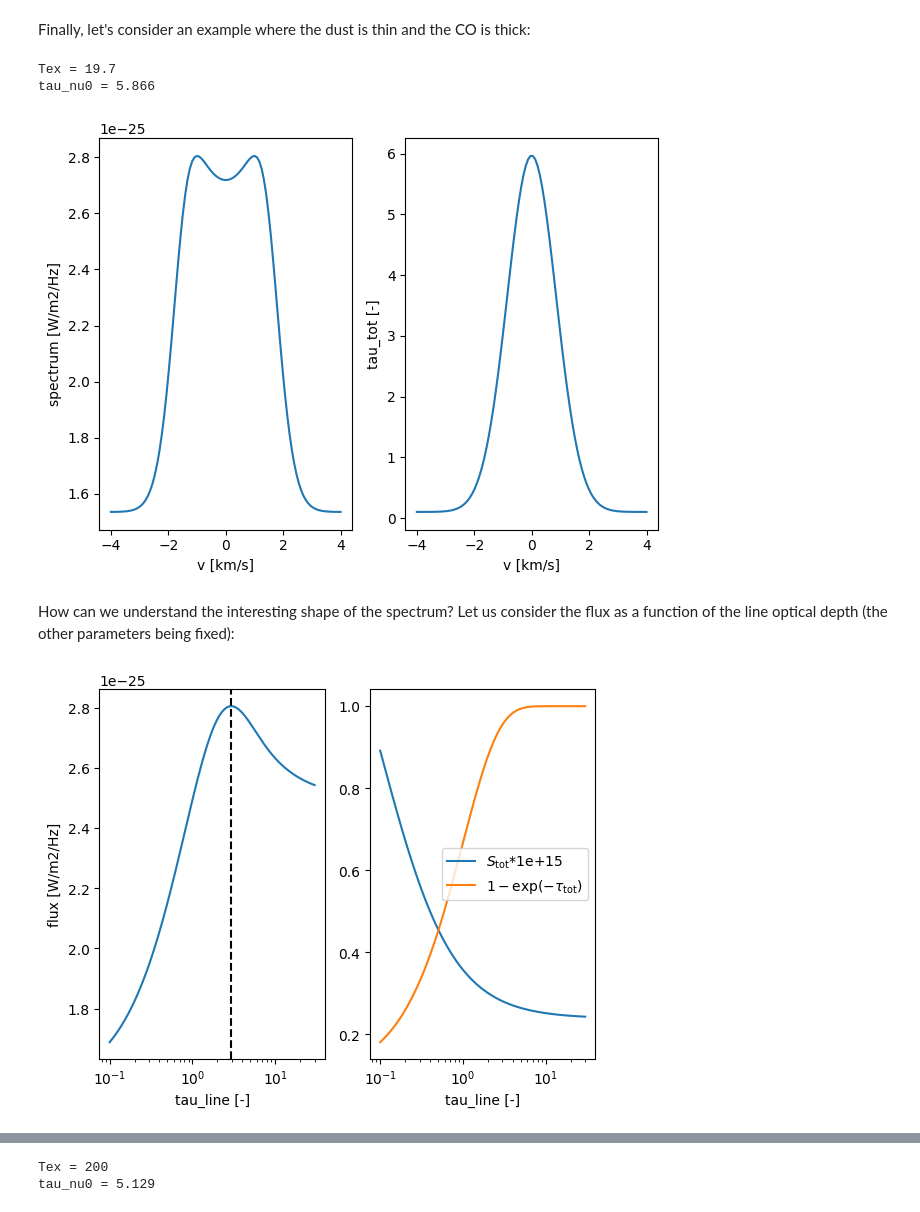
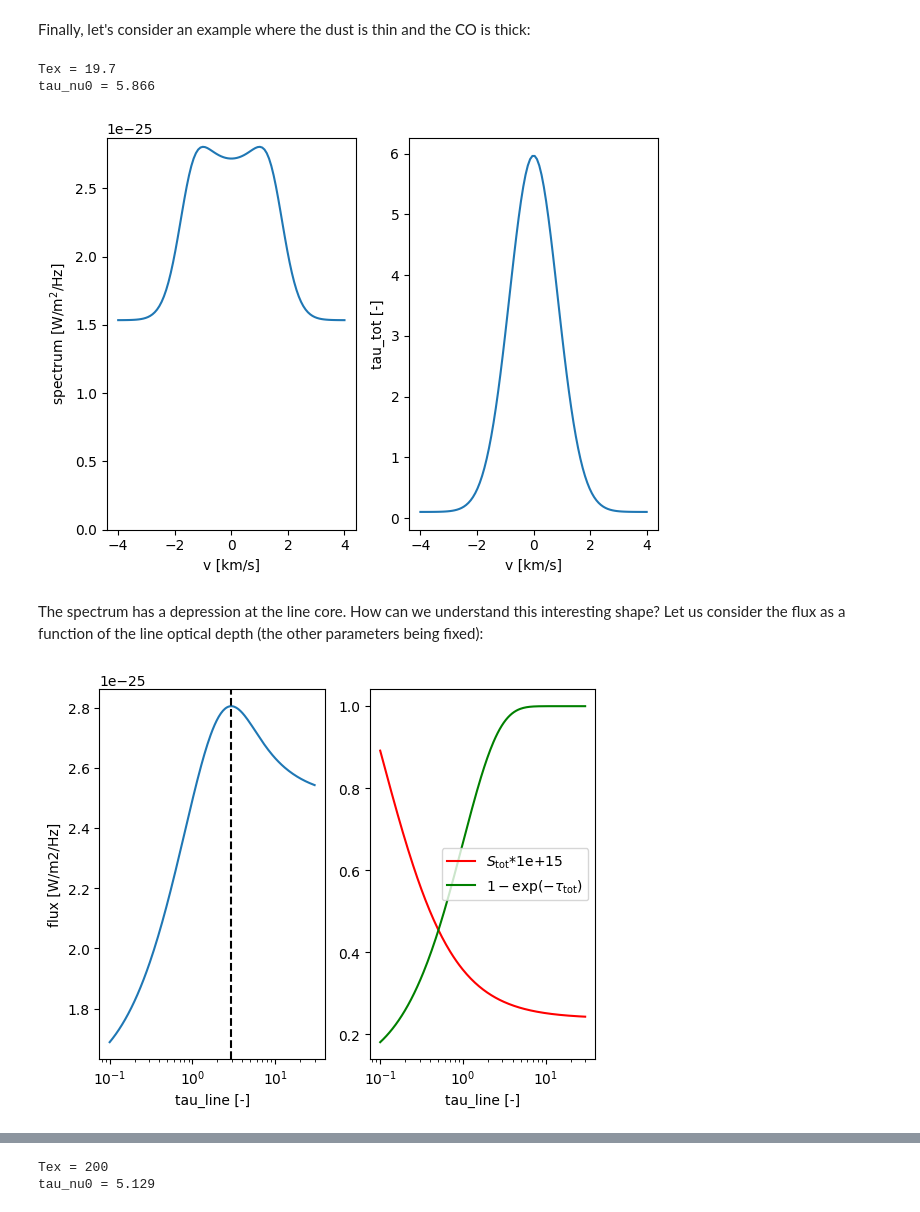
Before and after one commit to gica3618/pythonradex, a Jupyter notebook: docs/notebooks/continuum_effects.ipynb, the cells around one changed output, grey strips where cells are left out. Drawn from its saved outputs; the diff is of its cells as text; code cells hidden in the pictures.

```diff
--- a/docs/notebooks/continuum_effects.ipynb
+++ b/docs/notebooks/continuum_effects.ipynb
@@ -151,34 +155,38 @@ Finally, let's consider an example where the dust is thin and the CO is thick:
 # %%
 tau_dust = 0.1
 cloud.update_parameters(tau_dust=tau_dust,N=1e17/constants.centi**2)
 cloud.solve_radiative_transfer()
 print_results()
 spectrum = cloud.spectrum(solid_angle=solid_angle,nu=nu)
 tau_tot = cloud.tau_nu(nu=nu)
 fig,axes = plt.subplots(ncols=2)
 axes[0].plot(v/constants.kilo,spectrum)
-axes[0].set_ylabel('spectrum [W/m2/Hz]')
+axes[0].set_ylabel(r'spectrum [W/m$^2$/Hz]')
+axes[0].set_ylim(ymin=0)
 axes[1].plot(v/constants.kilo,tau_tot)
 axes[1].set_ylabel('tau_tot [-]')
 for ax in axes:
     ax.set_xlabel('v [km/s]')
 fig.tight_layout()
 # %% [output]
 Tex = 19.7
 tau_nu0 = 5.866
-[figure, old version]
+[figure, new version]
 # %% [markdown]
-How can we understand the interesting shape of the spectrum? Let us consider the flux as a function of the line optical depth (the other parameters being fixed):
+The spectrum has a depression at the line core. How can we understand this interesting shape? Let us consider the flux as a function of the line optical depth (the other parameters being fixed):
 # %%
 nu0 = cloud.emitting_molecule.nu0[ref_line_index]
+Tex = cloud.Tex[ref_line_index]
+#to a very good approximation, we can evaluate everything at nu0:
+S_line = helpers.B_nu(nu=nu0,T=Tex)
+S_dust = helpers.B_nu(nu=nu0,T=T_dust)
 def flux(tau_line):
-    Tex = cloud.Tex[ref_line_index]
-    S_line = helpers.B_nu(nu=nu0,T=Tex) #to a very good approximation, we can evaluate everything at nu0
-    S_dust = helpers.B_nu(nu=nu0,T=T_dust)
     tau_tot = tau_line+tau_dust
     S_tot = (tau_line*S_line+tau_dust*S_dust)/tau_tot
     exp_term = (1-np.exp(-tau_tot))
-    flux = solid_angle*S_tot*exp_term #note that this formula only applies for a uniform slab geometry
+    #note that the following formula only applies to a
+    #uniform slab geometry
+    flux = solid_angle*S_tot*exp_term
     return S_tot,exp_term,flux
 
 tau_line_values = np.logspace(-1,np.log10(30),200)
@@ -186,10 +194,13 @@ S_tot,exp_term,flux = flux(tau_line_values)
 fix,axes = plt.subplots(ncols=2)
 axes[0].plot(tau_line_values,flux)
 axes[0].set_ylabel('flux [W/m2/Hz]')
+#put a vertical line to mark the maximum:
 axes[0].axvline(tau_line_values[np.argmax(flux)],linestyle='dashed',color='black')
 Stot_scaling = 1e15
-axes[1].plot(tau_line_values,S_tot*Stot_scaling,label=r'$S_\mathrm{tot}$'+f'*{Stot_scaling:.1g}')
-axes[1].plot(tau_line_values,exp_term,label=r'$1-\exp(-\tau_\mathrm{tot})$')
+axes[1].plot(tau_line_values,S_tot*Stot_scaling,
+             label=r'$S_\mathrm{tot}$'+f'*{Stot_scaling:.1g}',color='red')
+axes[1].plot(tau_line_values,exp_term,label=r'$1-\exp(-\tau_\mathrm{tot})$',
+            color='green')
 #axes[1].set_yscale('log')
 axes[1].legend(loc='best')
 for ax in axes:
@@ -197,5 +208,5 @@ for ax in axes:
     ax.set_xscale('log')
 fig.tight_layout()
 # %% [output]
-[figure, old version]
+[figure, new version]
 # %% [markdown]
```
Also changed, not shown: parts of 7 cells of this notebook, 23 other files.
